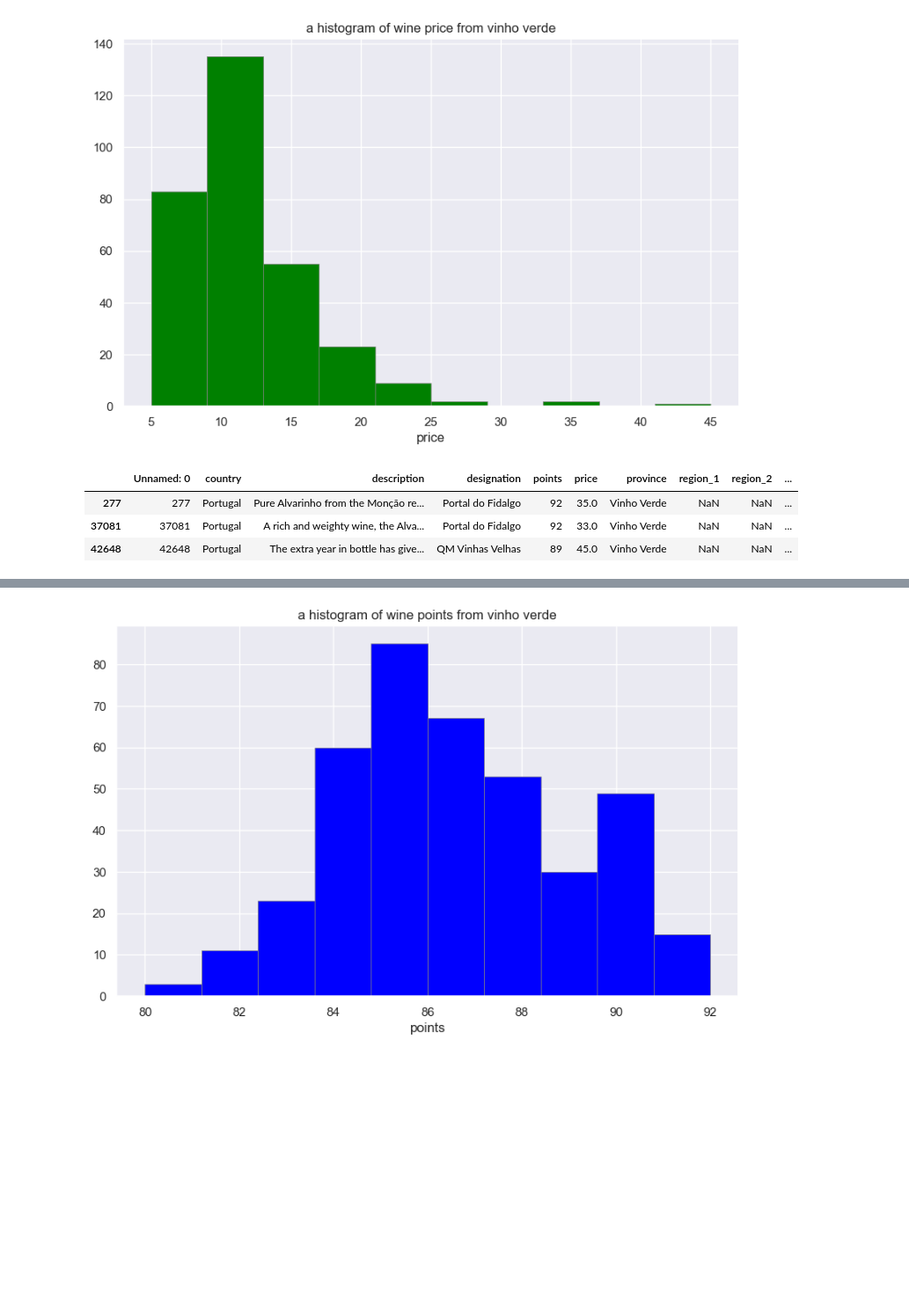
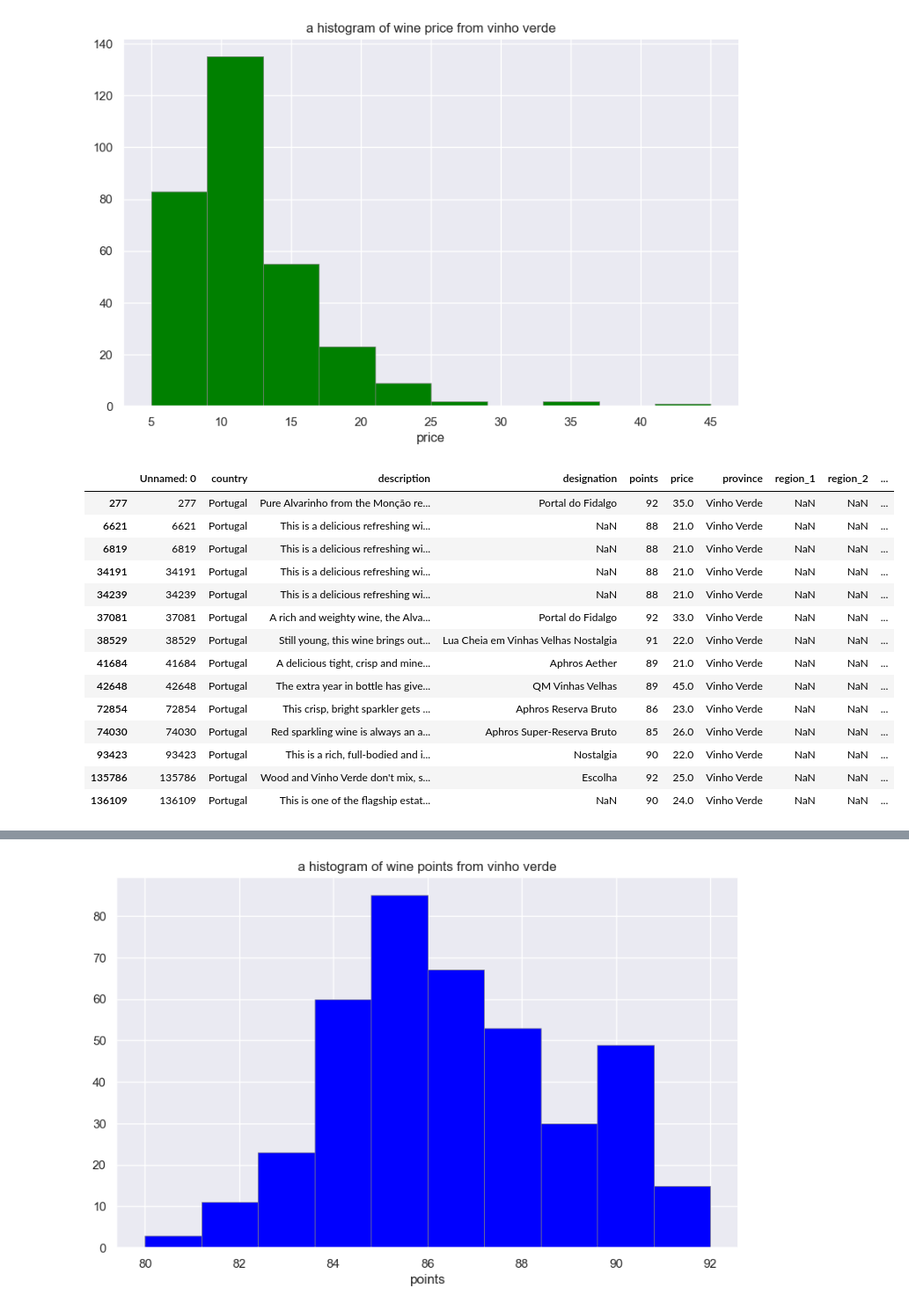
Before and after one commit to satomi26/Project-2, a Jupyter notebook: sprint5_wine_sale_data.ipynb, the cells around one changed output, grey strips where cells are left out. Shown at 88% size. Cells and saved outputs as stored; diff of their text form; code cells hidden in the pictures; blank space fills up the shorter version.

```diff
--- a/sprint5_wine_sale_data.ipynb
+++ b/sprint5_wine_sale_data.ipynb
@@ -160,10 +160,21 @@ plt.show()
 # %% [output]
 [figure]
 # %%
-bool_list = df_v["price"] > 30
+bool_list = df_v["price"] > 20
 df_v[bool_list]
 # %% [output]
 |  | Unnamed: 0 | country | description | designation | points | price | province | region_1 | region_2 | ... |
 | 277 | 277 | Portugal | Pure Alvarinho from the Monção re... | Portal do Fidalgo | 92 | 35.0 | Vinho Verde | NaN | NaN | ... |
+| 6621 | 6621 | Portugal | This is a delicious refreshing wi... | NaN | 88 | 21.0 | Vinho Verde | NaN | NaN | ... |
+| 6819 | 6819 | Portugal | This is a delicious refreshing wi... | NaN | 88 | 21.0 | Vinho Verde | NaN | NaN | ... |
+| 34191 | 34191 | Portugal | This is a delicious refreshing wi... | NaN | 88 | 21.0 | Vinho Verde | NaN | NaN | ... |
+| 34239 | 34239 | Portugal | This is a delicious refreshing wi... | NaN | 88 | 21.0 | Vinho Verde | NaN | NaN | ... |
 | 37081 | 37081 | Portugal | A rich and weighty wine, the Alva... | Portal do Fidalgo | 92 | 33.0 | Vinho Verde | NaN | NaN | ... |
+| 38529 | 38529 | Portugal | Still young, this wine brings out... | Lua Cheia em Vinhas Velhas Nostalgia | 91 | 22.0 | Vinho Verde | NaN | NaN | ... |
+| 41684 | 41684 | Portugal | A delicious tight, crisp and mine... | Aphros Aether | 89 | 21.0 | Vinho Verde | NaN | NaN | ... |
 | 42648 | 42648 | Portugal | The extra year in bottle has give... | QM Vinhas Velhas | 89 | 45.0 | Vinho Verde | NaN | NaN | ... |
+| 72854 | 72854 | Portugal | This crisp, bright sparkler gets ... | Aphros Reserva Bruto | 86 | 23.0 | Vinho Verde | NaN | NaN | ... |
+| 74030 | 74030 | Portugal | Red sparkling wine is always an a... | Aphros Super-Reserva Bruto | 85 | 26.0 | Vinho Verde | NaN | NaN | ... |
+| 93423 | 93423 | Portugal | This is a rich, full-bodied and i... | Nostalgia | 90 | 22.0 | Vinho Verde | NaN | NaN | ... |
+| 135786 | 135786 | Portugal | Wood and Vinho Verde don't mix, s... | Escolha | 92 | 25.0 | Vinho Verde | NaN | NaN | ... |
+| 136109 | 136109 | Portugal | This is one of the flagship estat... | NaN | 90 | 24.0 | Vinho Verde | NaN | NaN | ... |
```
Also changed, not shown: parts of 8 cells of this notebook, 2 other files.
